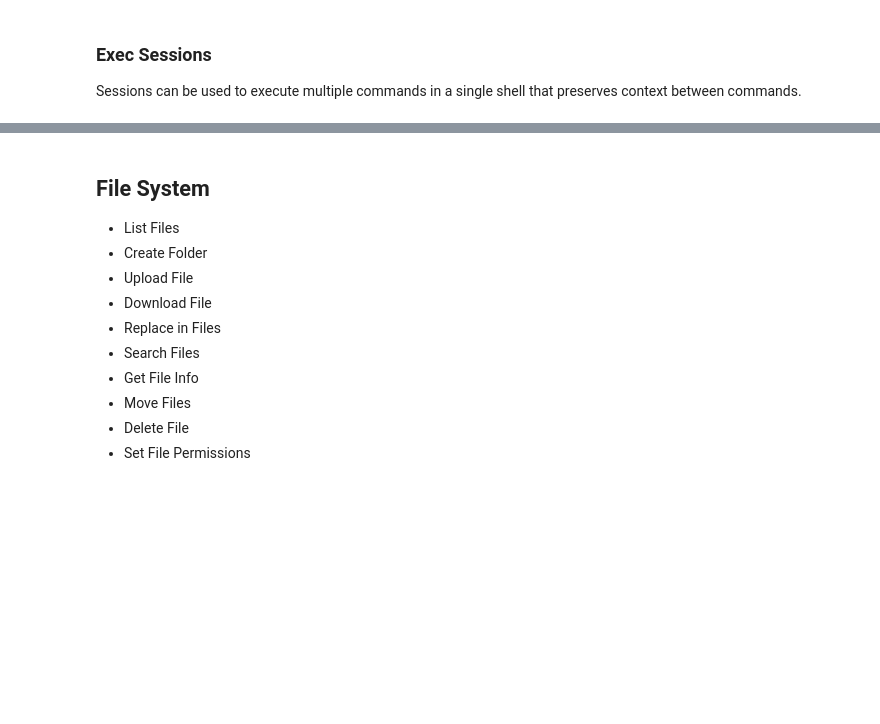
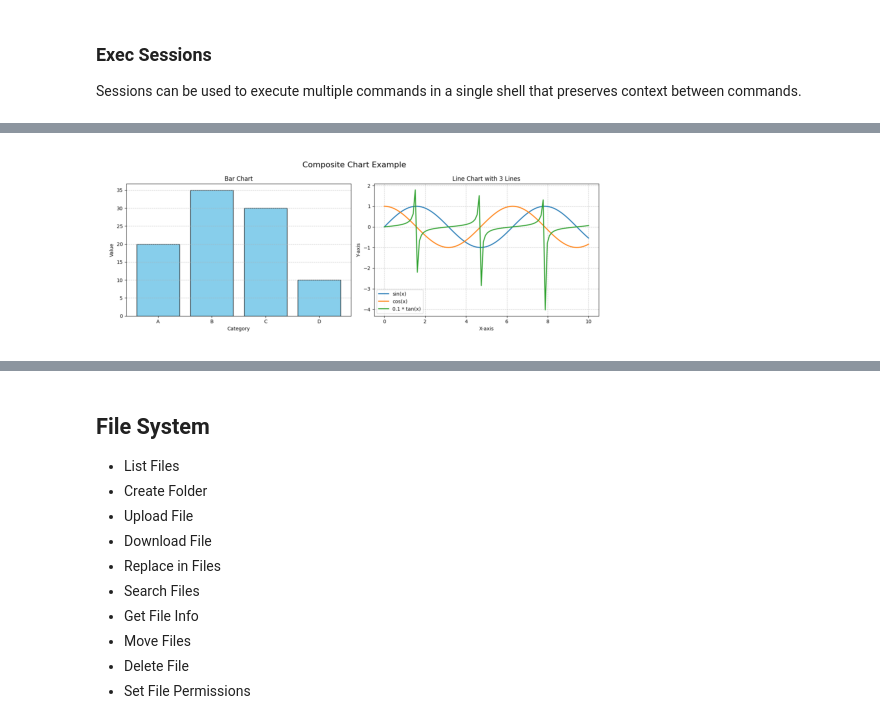
Before and after one commit to daytonaio/sdk, a Jupyter notebook: examples/jupyter/daytona.ipynb, the cells around one changed output, grey strips where cells are left out. Drawn from its saved outputs; the diff is of its cells as text; code cells hidden in the pictures; blank space fills up the shorter version.

```diff
--- a/examples/jupyter/daytona.ipynb
+++ b/examples/jupyter/daytona.ipynb
@@ -63,0 +149,81 @@ print(f"Logs: {logs}")
+# %%
+code = """
+import matplotlib.pyplot as plt
+import numpy as np
+
+# Data for bar chart
+categories = ['A', 'B', 'C', 'D']
+bar_values = [20, 35, 30, 10]
+
+# Data for line chart
+x = np.linspace(0, 10, 100)
+y1 = np.sin(x)
+y2 = np.cos(x)
+y3 = np.tan(x) * 0.1  # scaled to fit nicely
+
+# Create a figure with 2 subplots
+fig, (ax1, ax2) = plt.subplots(1, 2, figsize=(14, 5))
+
+# --- Bar Chart (subplot 1) ---
+ax1.bar(categories, bar_values, color='skyblue', edgecolor='black')
+ax1.set_title('Bar Chart')
+ax1.set_xlabel('Category')
+ax1.set_ylabel('Value')
+ax1.grid(axis='y', linestyle='--', alpha=0.7)
+
+# --- Line Chart with 3 lines (subplot 2) ---
+ax2.plot(x, y1, label='sin(x)', linewidth=2)
+ax2.plot(x, y2, label='cos(x)', linewidth=2)
+ax2.plot(x, y3, label='0.1 * tan(x)', linewidth=2)
+ax2.set_title('Line Chart with 3 Lines')
+ax2.set_xlabel('X-axis')
+ax2.set_ylabel('Y-axis')
+ax2.grid(True, linestyle='--', alpha=0.7)
+ax2.legend()
+
+# Add main title
+fig.suptitle('Composite Chart Example', fontsize=16)
+
+# Adjust layout and show
+plt.tight_layout()
+plt.show()
+"""
+
+response = sandbox.process.code_run(code)
+chart = response.artifacts.charts[0]
+
+img_data = base64.b64decode(chart.png)
+img = plt.imread(io.BytesIO(img_data))
+plt.imshow(img)
+plt.axis("off")
+plt.show()
+
+print(f"type: {chart.type}")
+print(f"title: {chart.title}")
+if isinstance(chart, CompositeChart):
+    for subplot in chart.elements:
+        print(f"\n\ttype: {subplot.type}")
+        print(f"\ttitle: {subplot.title}")
+        if isinstance(subplot, BarChart):
+            print(f"\tx_label: {subplot.x_label}")
+            print(f"\ty_label: {subplot.y_label}")
+            print("\telements:")
+            for element in subplot.elements:
+                print(f"\n\t\tlabel: {element.label}")
+                print(f"\t\tgroup: {element.group}")
+                print(f"\t\tvalue: {element.value}")
+        elif isinstance(subplot, LineChart):
+            print(f"\tx_label: {subplot.x_label}")
+            print(f"\ty_label: {subplot.y_label}")
+            print(f"\tx_ticks: {subplot.x_ticks}")
+            print(f"\tx_tick_labels: {subplot.x_tick_labels}")
+            print(f"\tx_scale: {subplot.x_scale}")
+            print(f"\ty_ticks: {subplot.y_ticks}")
+            print(f"\ty_tick_labels: {subplot.y_tick_labels}")
+            print(f"\ty_scale: {subplot.y_scale}")
+            print("\telements:")
+            for element in subplot.elements:
+                print(f"\n\t\tlabel: {element.label}")
+                print(f"\t\tpoints: {element.points}")
+# %% [output]
+[figure, added]
```
Also changed, not shown: parts of 13 cells of this notebook, 33 other files.
